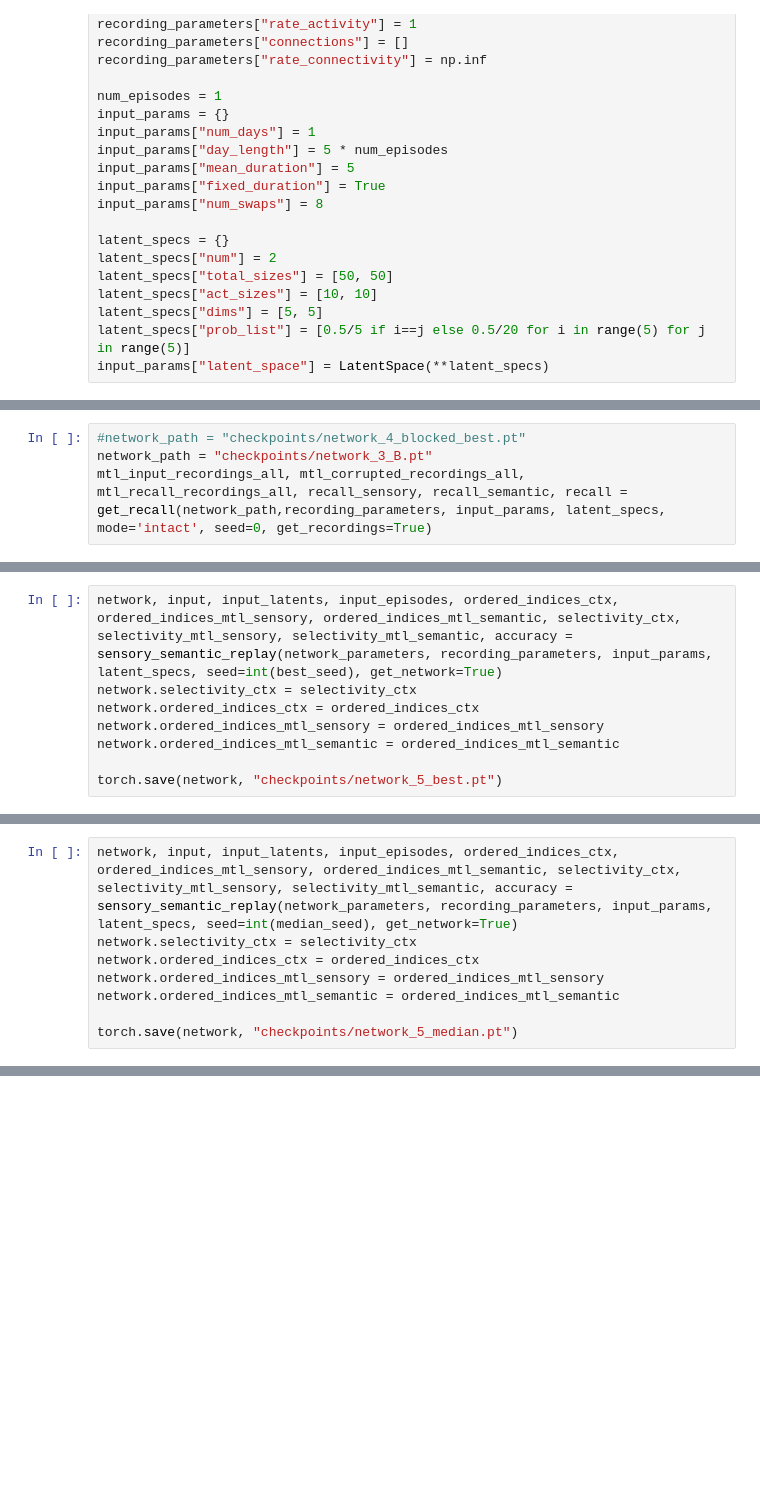
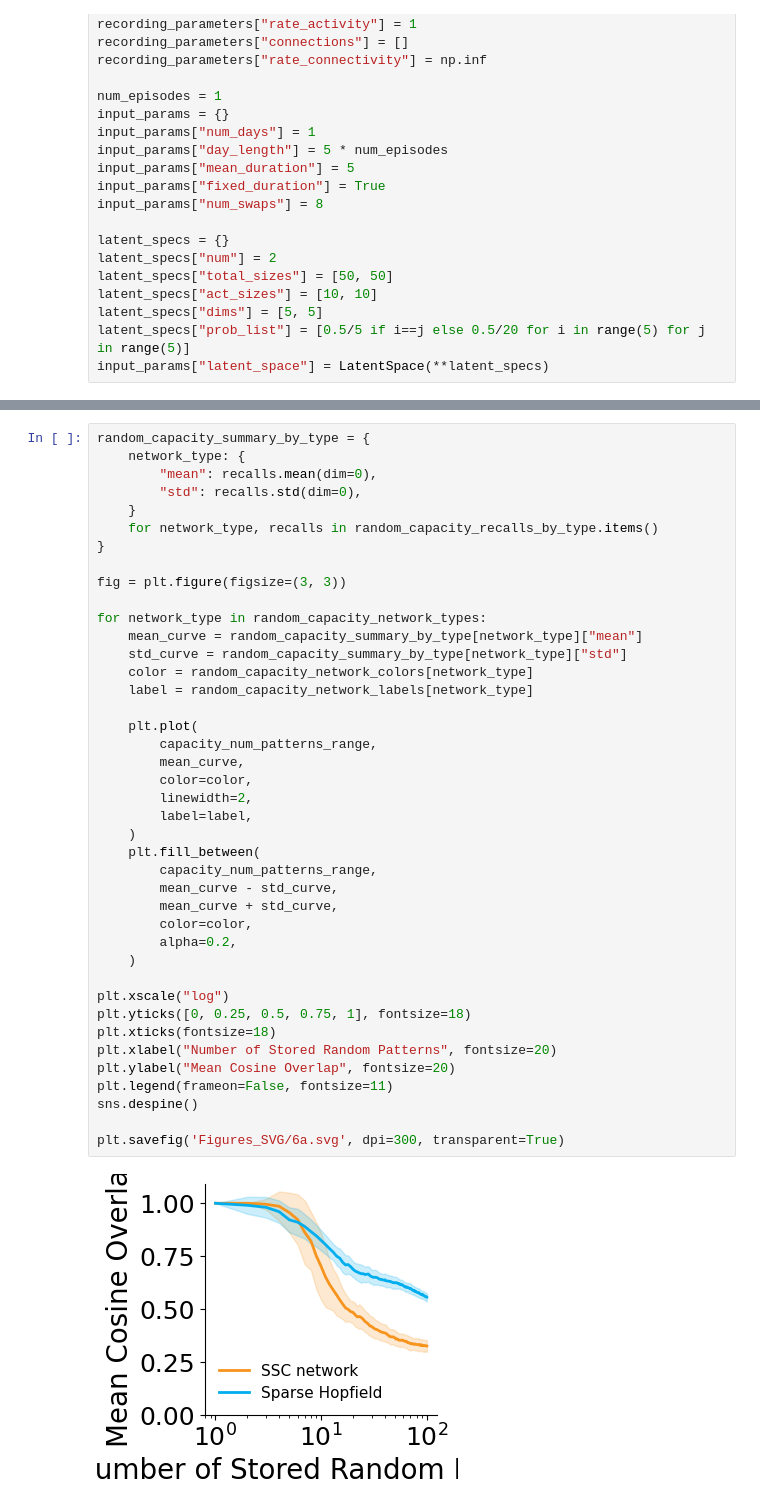
Before and after one commit to albesagonzalez/sensory-semantic-episodes, a Jupyter notebook: Figure_6.ipynb, the cells around one changed output, grey strips where cells are left out. Cells and saved outputs as stored; diff of their text form; blank space fills up the shorter version.

Commit message:
Add Figure 6 capacity experiments

```diff
--- a/Figure_6.ipynb
+++ b/Figure_6.ipynb
@@ -444,4 +103,0 @@ def get_recall(network_path, recording_parameters, input_params, latent_specs, m
-# %%
-#network_path = "checkpoints/network_4_blocked_best.pt"
-network_path = "checkpoints/network_3_B.pt"
-mtl_input_recordings_all, mtl_corrupted_recordings_all, mtl_recall_recordings_all, recall_sensory, recall_semantic, recall = get_recall(network_path,recording_parameters, input_params, latent_specs, mode='intact', seed=0, get_recordings=True)
@@ -1130,8 +103,0 @@ best_seed = np.argsort(np.array(results["accuracy_mtl_semantic_2"]).mean(axis=1)
-# %%
-network, input, input_latents, input_episodes, ordered_indices_ctx, ordered_indices_mtl_sensory, ordered_indices_mtl_semantic, selectivity_ctx, selectivity_mtl_sensory, selectivity_mtl_semantic, accuracy = sensory_semantic_replay(network_parameters, recording_parameters, input_params, latent_specs, seed=int(best_seed), get_network=True)
-network.selectivity_ctx = selectivity_ctx
-network.ordered_indices_ctx = ordered_indices_ctx
-network.ordered_indices_mtl_sensory = ordered_indices_mtl_sensory
-network.ordered_indices_mtl_semantic = ordered_indices_mtl_semantic
-
-torch.save(network, "checkpoints/network_5_best.pt")
@@ -1156,8 +103,0 @@ starting simulation - 5
-# %%
-network, input, input_latents, input_episodes, ordered_indices_ctx, ordered_indices_mtl_sensory, ordered_indices_mtl_semantic, selectivity_ctx, selectivity_mtl_sensory, selectivity_mtl_semantic, accuracy = sensory_semantic_replay(network_parameters, recording_parameters, input_params, latent_specs, seed=int(median_seed), get_network=True)
-network.selectivity_ctx = selectivity_ctx
-network.ordered_indices_ctx = ordered_indices_ctx
-network.ordered_indices_mtl_sensory = ordered_indices_mtl_sensory
-network.ordered_indices_mtl_semantic = ordered_indices_mtl_semantic
-
-torch.save(network, "checkpoints/network_5_median.pt")
@@ -1190,0 +304,43 @@ plt.hist(network.selectivity_ctx.max(axis=1)[0][:100])
+# %%
+random_capacity_summary_by_type = {
+    network_type: {
+        "mean": recalls.mean(dim=0),
+        "std": recalls.std(dim=0),
+    }
+    for network_type, recalls in random_capacity_recalls_by_type.items()
+}
+
+fig = plt.figure(figsize=(3, 3))
+
+for network_type in random_capacity_network_types:
+    mean_curve = random_capacity_summary_by_type[network_type]["mean"]
+    std_curve = random_capacity_summary_by_type[network_type]["std"]
+    color = random_capacity_network_colors[network_type]
+    label = random_capacity_network_labels[network_type]
+
+    plt.plot(
+        capacity_num_patterns_range,
+        mean_curve,
+        color=color,
+        linewidth=2,
+        label=label,
+    )
+    plt.fill_between(
+        capacity_num_patterns_range,
+        mean_curve - std_curve,
+        mean_curve + std_curve,
+        color=color,
+        alpha=0.2,
+    )
+
+plt.xscale("log")
+plt.yticks([0, 0.25, 0.5, 0.75, 1], fontsize=18)
+plt.xticks(fontsize=18)
+plt.xlabel("Number of Stored Random Patterns", fontsize=20)
+plt.ylabel("Mean Cosine Overlap", fontsize=20)
+plt.legend(frameon=False, fontsize=11)
+sns.despine()
+
+plt.savefig('Figures_SVG/6a.svg', dpi=300, transparent=True)
+# %% [output]
+[figure, added]
```
Also changed, not shown: parts of 54 cells of this notebook, 1 other file.
